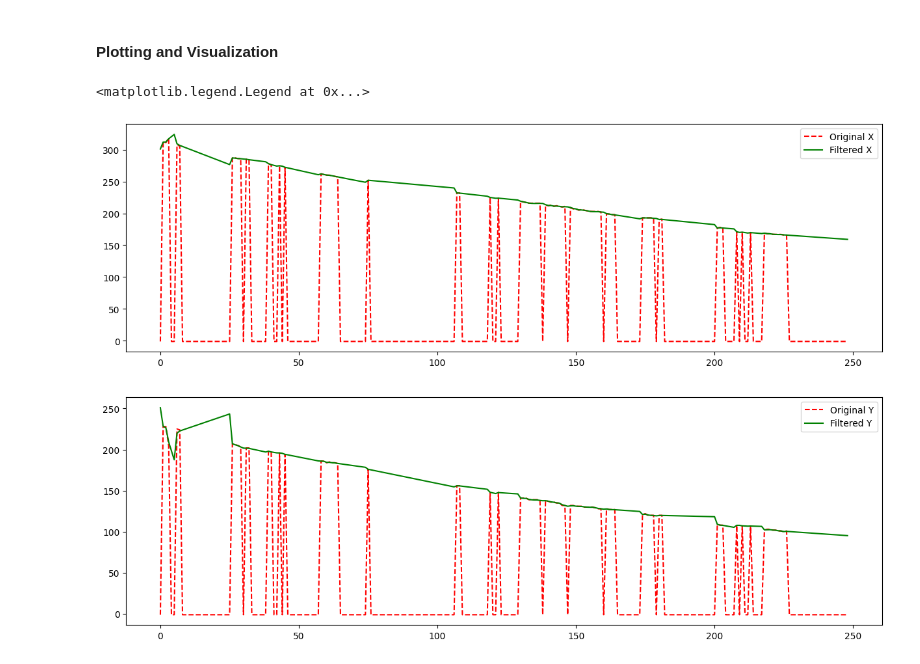
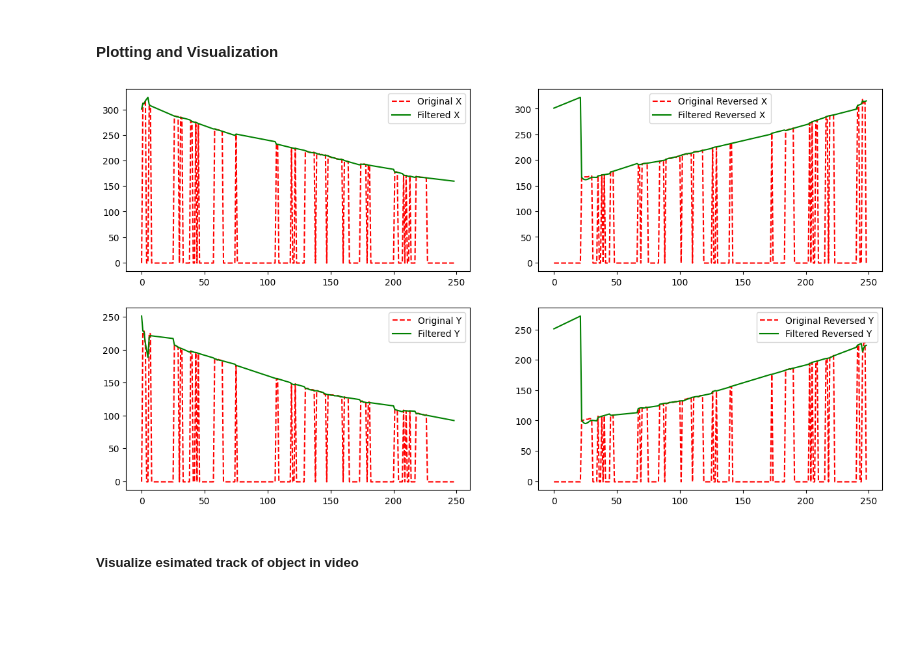
Before and after one commit to SubhrangshuBit/ivc-a3, a Jupyter notebook: part_1_kalman.ipynb, the cells around one changed output. Drawn from its saved outputs; the diff is of its cells as text; code cells hidden in the pictures; blank space fills up the shorter version.

Commit message:
Added code in pa3_demo.py for drawing a line of the track. Reversed estimates of kalman filter also included in part_1_kalman.ipynb

```diff
--- a/part_1_kalman.ipynb
+++ b/part_1_kalman.ipynb
@@ -157,39 +157,66 @@ def kalman_filter(measurements: list, starting_pos: float, starting_vel: float,
 # %%
 START_X = 300
 START_Y = 250
-STATE_NOISE = 0.01
+STATE_NOISE = 0.001
 MEASUREMENT_NOISE = 0.1
 
 # Predicted X positions
 pred_xpos_kalman = kalman_filter(measurements=xs,
                                  starting_pos=START_X,
                                  starting_vel=1.,
                                  state_noise=STATE_NOISE,
                                  measurement_noise=MEASUREMENT_NOISE,
                                  time_step=1)
 
 # Predicted Y positions
 pred_ypos_kalman = kalman_filter(measurements=ys,
                                  starting_pos=START_Y,
                                  starting_vel=1.,
                                  state_noise=STATE_NOISE,
                                  measurement_noise=MEASUREMENT_NOISE,
                                  time_step=1)
 
-plt.figure(figsize=(15, 10))
+# Predicted X positions - reversed
+pred_xpos_kalman_rev = kalman_filter(measurements=xs[::-1],
+                                 starting_pos=START_X,
+                                 starting_vel=1.,
+                                 state_noise=STATE_NOISE,
+                                 measurement_noise=MEASUREMENT_NOISE,
+                                 time_step=1)
+
+# Predicted Y positions
+pred_ypos_kalman_rev = kalman_filter(measurements=ys[::-1],
+                                 starting_pos=START_Y,
+                                 starting_vel=1.,
+                                 state_noise=STATE_NOISE,
+                                 measurement_noise=MEASUREMENT_NOISE,
+                                 time_step=1)
+
+plt.figure(figsize=(15, 8))
 # Plot the original and filtered X positions
-plt.subplot(2, 1, 1)
+plt.subplot(2, 2, 1)
 plt.plot(xs, "r--", label="Original X")
 plt.plot(pred_xpos_kalman, "g-", label="Filtered X")
 plt.legend()
+# Plot the original and filtered X positions in reversed directions
+plt.subplot(2, 2, 2)
+plt.plot(xs[::-1], "r--", label="Original Reversed X")
+plt.plot(pred_xpos_kalman_rev, "g-", label="Filtered Reversed X")
+plt.legend()
 
 # Plot the original and filtered Y positions
-plt.subplot(2, 1, 2)
+plt.subplot(2, 2, 3)
 plt.plot(ys, "r--", label="Original Y")
 plt.plot(pred_ypos_kalman, "g-", label="Filtered Y")
 plt.legend()
+# Plot the original and filtered Y positions
+plt.subplot(2, 2, 4)
+plt.plot(ys[::-1], "r--", label="Original Reversed Y")
+plt.plot(pred_ypos_kalman_rev, "g-", label="Filtered Reversed Y")
+plt.legend()
+
+plt.show()
 # %% [output]
-<matplotlib.legend.Legend at 0x...>
-[figure, old version]
+[figure, new version]
 # %%
 predictions = list([x, y] for x, y in zip(pred_xpos_kalman, pred_ypos_kalman))
@@ -201,2 +230,4 @@ import json
 with open("part_1_object_tracking.json", "w") as f:
         json.dump(submission, f)
+# %% [markdown]
+##### Visualize esimated track of object in video
```
Also changed, not shown: parts of 5 cells of this notebook, 5 other files.
